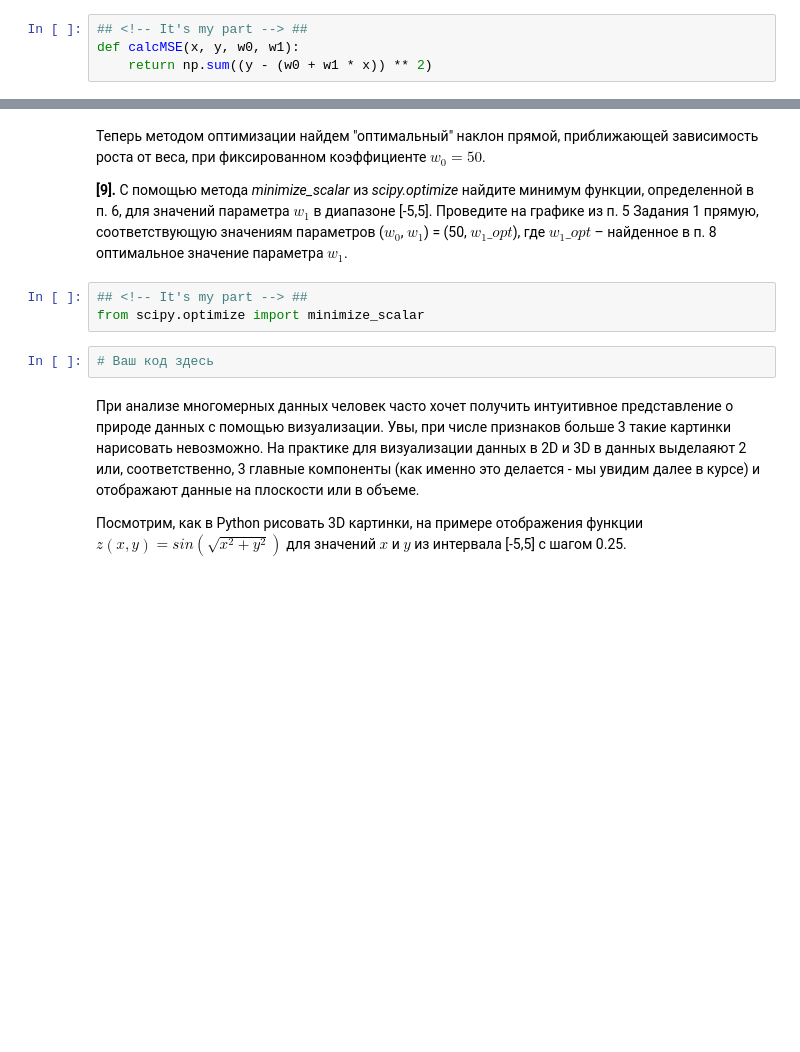
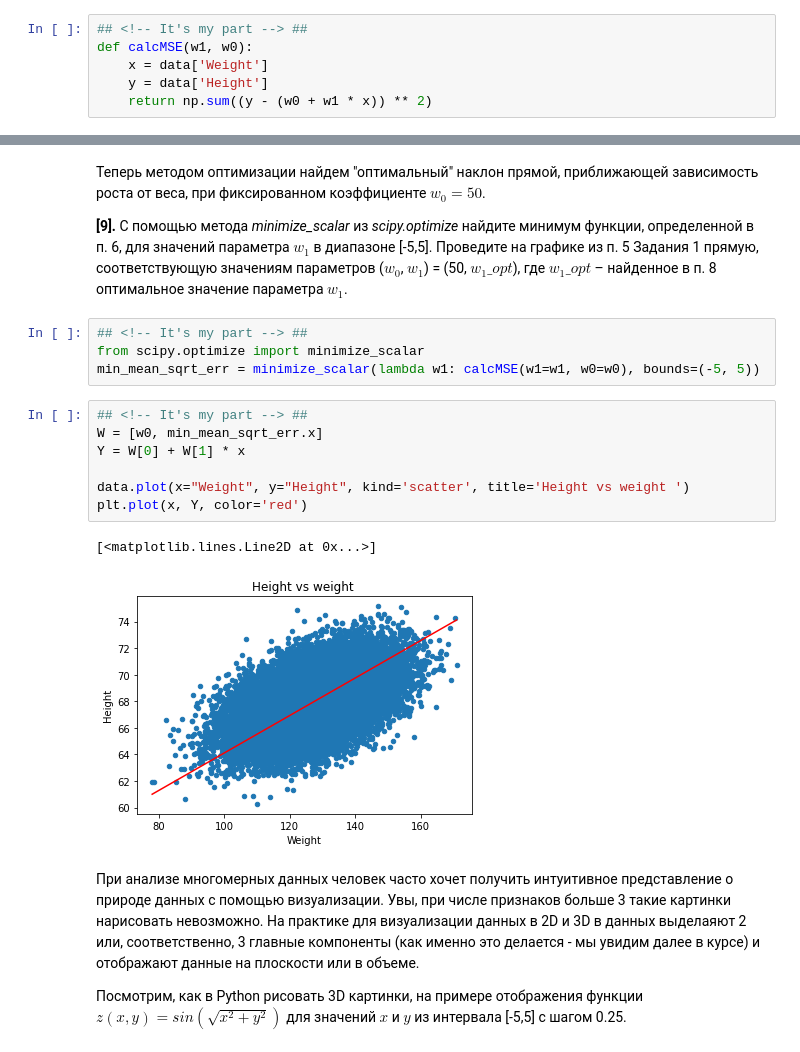
Before and after one commit to AlexKly/RoadToMLSystemsAndDataAnalysisExpert, a Jupyter notebook: Обучение на размеченных данных/Задание по программированию. Линейная регрессия/peer_review_linreg_height_weight.ipynb, the cells around one changed output, grey strips where cells are left out. Drawn from its saved outputs; the diff is of its cells as text; blank space fills up the shorter version.

```diff
--- a/Обучение на размеченных данных/Задание по программированию. Линейная регрессия/peer_review_linreg_height_weight.ipynb
+++ b/Обучение на размеченных данных/Задание по программированию. Линейная регрессия/peer_review_linreg_height_weight.ipynb
@@ -129,7 +129,9 @@ $$error(w_0, w_1) = \sum_{i=1}^n {(y_i - (w_0 + w_1 * x_i))}^2 $$
 Здесь $n$ – число наблюдений в наборе данных, $y_i$ и $x_i$ – рост и вес $i$-ого человека в наборе данных.
 # %%
 ## <!-- It's my part --> ##
-def calcMSE(x, y, w0, w1):
+def calcMSE(w1, w0):
+    x = data['Weight']
+    y = data['Height']
     return np.sum((y - (w0 + w1 * x)) ** 2)
 # %% [markdown]
 Итак, мы решаем задачу: как через облако точек, соответсвующих наблюдениям в нашем наборе данных, в пространстве признаков "Рост" и "Вес" провести прямую линию так, чтобы минимизировать функционал из п. 6. Для начала давайте отобразим хоть какие-то прямые и убедимся, что они плохо передают зависимость роста от веса.
@@ -172,8 +174,17 @@ plt.plot(w1, mean_sqrt_err)
 # %%
 ## <!-- It's my part --> ##
 from scipy.optimize import minimize_scalar
+min_mean_sqrt_err = minimize_scalar(lambda w1: calcMSE(w1=w1, w0=w0), bounds=(-5, 5))
-# %%
-# Ваш код здесь
+# %%
+## <!-- It's my part --> ##
+W = [w0, min_mean_sqrt_err.x]
+Y = W[0] + W[1] * x
+
+data.plot(x="Weight", y="Height", kind='scatter', title='Height vs weight ')
+plt.plot(x, Y, color='red')
+# %% [output]
+[<matplotlib.lines.Line2D at 0x...>]
+[figure, added]
 # %% [markdown]
 При анализе многомерных данных человек часто хочет получить интуитивное представление о природе данных с помощью визуализации. Увы, при числе признаков больше 3 такие картинки нарисовать невозможно. На практике для визуализации данных в 2D и 3D в данных выделаяют 2 или, соответственно, 3 главные компоненты (как именно это делается - мы увидим далее в курсе) и отображают данные на плоскости или в объеме.
 
```
Also changed, not shown: parts of 17 cells of this notebook, 2 other files.
